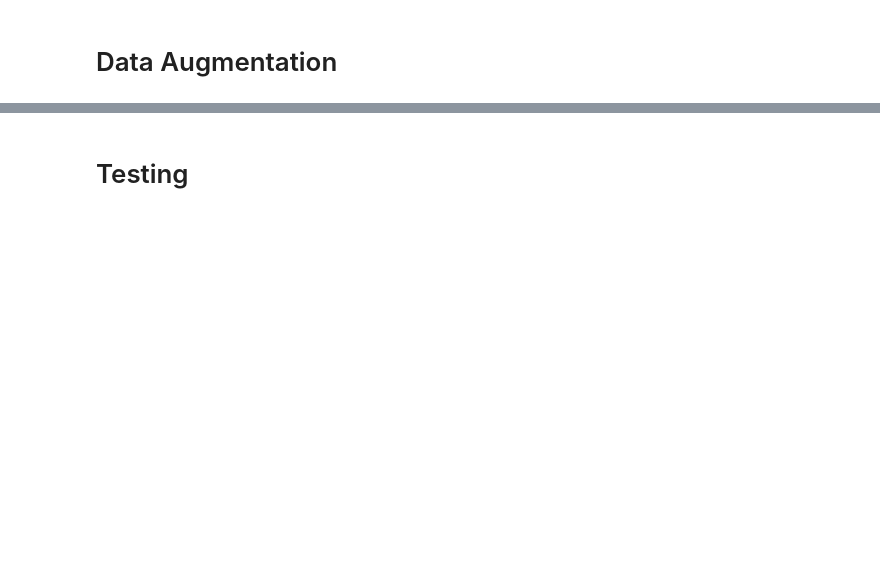
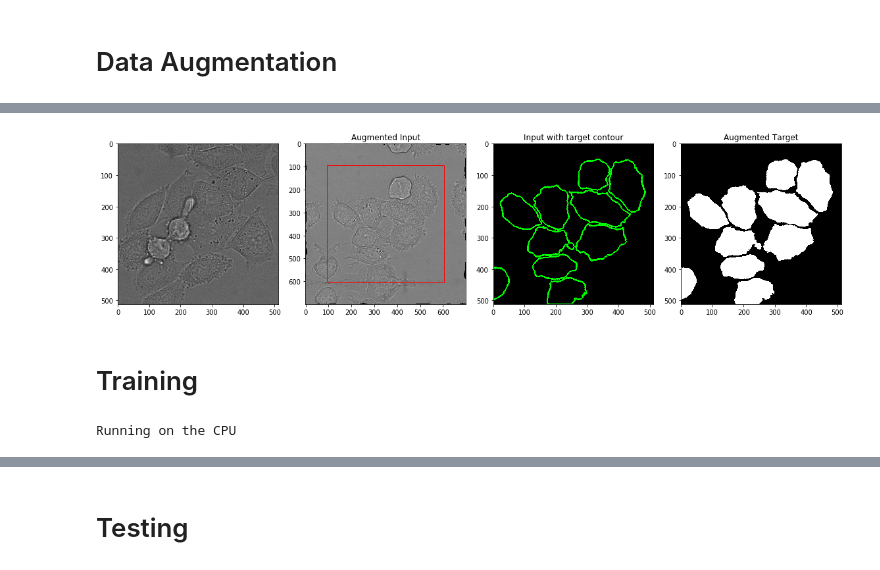
Before and after one commit to nsirons/DL-unet, a Jupyter notebook: main.ipynb, the cells around one changed output, grey strips where cells are left out. Saved outputs shown, nothing was run; the diff lists cells and outputs as text; code cells hidden in the pictures; blank space fills up the shorter version.

```diff
--- a/main.ipynb
+++ b/main.ipynb
@@ -187,0 +94,37 @@ train_loader = DataLoader(train_set, batch_size=batch_size, shuffle=True, num_wo
+# %%
+root_dir = os.path.join(CUR_DIR, "data", "DIC-C2DH-HeLa-training")
+train_dataset = ImageDataset(root_dir, alpha=200, sigma=10)   # For training + validation
+
+# Visualise augmentation
+img, gt = train_dataset[0]
+
+original_size, input_size, _ = input_size_compute(gt)
+pad = int((input_size - original_size) / 2)
+
+fig = plt.figure(figsize=(16,9))
+ax0 = fig.add_subplot(141)
+ax1 = fig.add_subplot(142)
+ax2 = fig.add_subplot(143)
+ax3 = fig.add_subplot(144)
+
+rect = patches.Rectangle((pad,pad),original_size,original_size,linewidth=1,edgecolor='r',facecolor='none')
+gt = gt.reshape(gt.shape[1:]).numpy().astype(np.uint8)
+contours, hierarchy = cv.findContours(gt, cv.RETR_TREE, cv.CHAIN_APPROX_SIMPLE)
+image = cv.cvtColor(img.reshape(img.shape[1:])[pad:pad+original_size,pad:pad+original_size].numpy().astype(np.uint8),cv.COLOR_GRAY2RGB)
+cv.drawContours(image, contours, -1, (0, 255, 0), 3)
+
+ax0.imshow(train_dataset.image[i], cmap='gray')
+ax1.imshow(img.reshape(img.shape[1:]), cmap='gray')
+ax1.add_patch(rect)
+ax1.set_title("Augmented Input")
+ax2.imshow(image)
+ax2.set_title("Input with target contour")
+ax3.imshow(gt, cmap='gray')
+ax3.set_title("Augmented Target")
+
+fig.tight_layout()
+plt.show()
+# %% [output]
+[figure, added]
+# %% [markdown]
+# Training
@@ -187,0 +137,37 @@ train_loader = DataLoader(train_set, batch_size=batch_size, shuffle=True, num_wo
+# %%
+root_dir = os.path.join(CUR_DIR, "data", "DIC-C2DH-HeLa-training")
+train_dataset = ImageDataset(root_dir, alpha=200, sigma=10)   # For training + validation
+
+samp_tr  = int(np.round(tr_per  * len(train_dataset)))
+samp_val = int(np.round(val_per * len(train_dataset)))
+
+# We round numbers so that we do not exceed total number of samples
+while samp_tr + samp_val > len(train_dataset):
+    samp_val += -1
+
+# We generate an order vector to shuffle the samples before each fold for the cross validation
+order = np.arange(len(train_dataset))
+np.random.shuffle(order)
+
+# Suffle the training set
+train_dataset = [train_dataset[i] for i in order]
+
+# Divide between training and validation sets by order (in notebook we only use a few images for speed purposes)
+train_set   = train_dataset[0:2]
+val_set     = train_dataset[2:3]
+
+train_loader = DataLoader(train_set, batch_size=batch_size , shuffle=True, num_workers=2)
+val_loader   = DataLoader(val_set,   batch_size=batch_size, shuffle=True)
+
+# Shift values in order for next fold of cross validation (a shift of samp_val)
+order = np.append(order[samp_val:], order[0:samp_val])
+
+if torch.cuda.is_available():
+    device = torch.device('cuda:0')
+    print('Running on the GPU')
+
+else:
+    device = torch.device('cpu')
+    print('Running on the CPU')
+# %% [output]
+Running on the CPU
```
Also changed, not shown: parts of 18 cells of this notebook, 4 other files.
